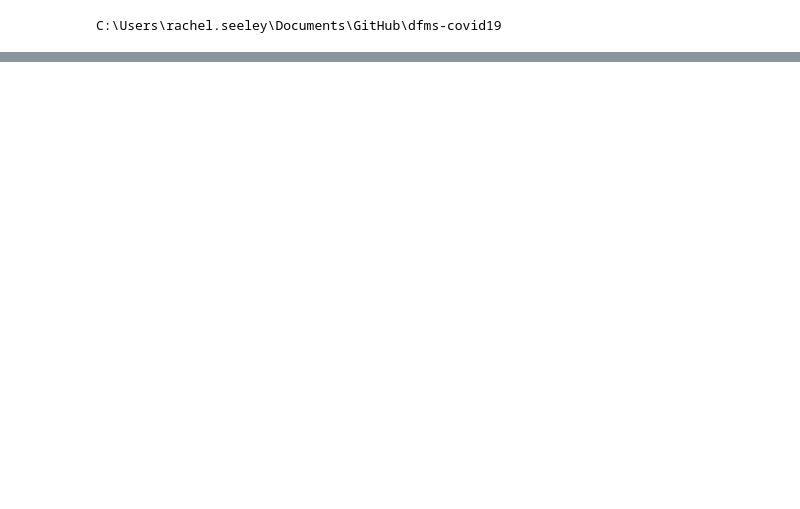
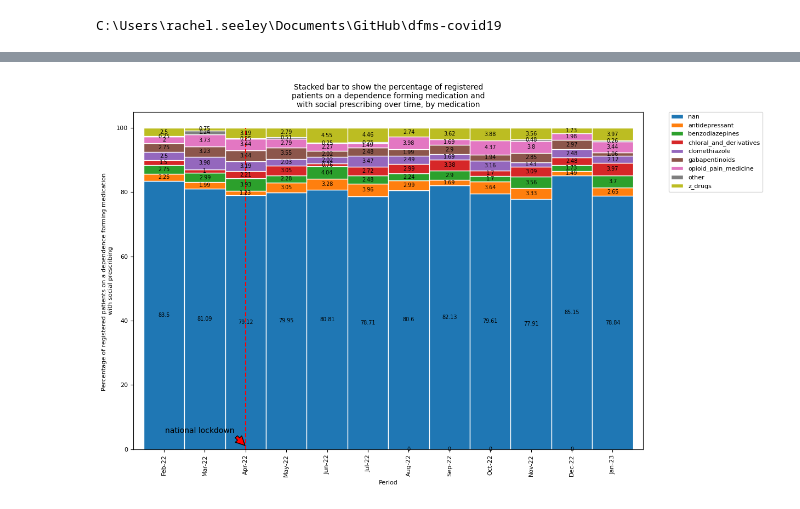
Before and after one commit to opensafely/dfms-covid19, a Jupyter notebook: analysis/report_on_social_prescribing_and_gp_consultations.ipynb, the cells around one changed output, grey strips where cells are left out. Drawn from its saved outputs; the diff is of its cells as text; code cells hidden in the pictures; blank space fills up the shorter version.

```diff
--- a/analysis/report_on_social_prescribing_and_gp_consultations.ipynb
+++ b/analysis/report_on_social_prescribing_and_gp_consultations.ipynb
@@ -85,0 +136,30 @@ plt.show()
+# %%
+df_socialrx_stacked = pd.DataFrame(df_measure_social_prescribing_with_medication_rate)
+df_socialrx_stacked.head()
+tot = df_socialrx_stacked.sum(axis=1)
+per = df_socialrx_stacked.div(tot, axis=0).mul(100).round(2)
+ax = per.plot(kind='bar', stacked=True, fontsize=8, edgecolor='white', width=1, figsize=(12,8), rot=0)
+ax.set_xlabel('Period', fontsize=8)
+ax.set_ylabel('Percentage of registered patients on a dependence forming medication \nwith social prescribing', fontsize=8)
+ax.vlines(
+        x=2,
+        ymin=0,
+        ymax=100,
+        colors="red",
+        ls="--",
+    )
+ax.annotate('national lockdown',
+            xy=(2, 1), xycoords='data',
+            xytext=(-15, 25), textcoords='offset points',
+            arrowprops=dict(facecolor='red', shrink=0.05),
+            horizontalalignment='right', verticalalignment='top')
+for bars in ax.containers:
+    ax.bar_label(bars, label_type='center', fontsize=7)
+title = 'Stacked bar to show the percentage of registered patients on a dependence forming medication and with social prescribing over time, by medication'
+plt.title('\n'.join(wrap(title,50)), fontsize=10)
+plt.legend(bbox_to_anchor=(1.05, 1), loc='upper left', borderaxespad=0, fontsize=8)
+plt.xticks(rotation=90)
+plt.savefig("output/measure_dfm_medications_grouped_rate_bar.png", bbox_inches='tight', dpi=150)
+plt.show()
+# %% [output]
+[figure, added]
```
Also changed, not shown: parts of 5 cells of this notebook, 2 other files.
